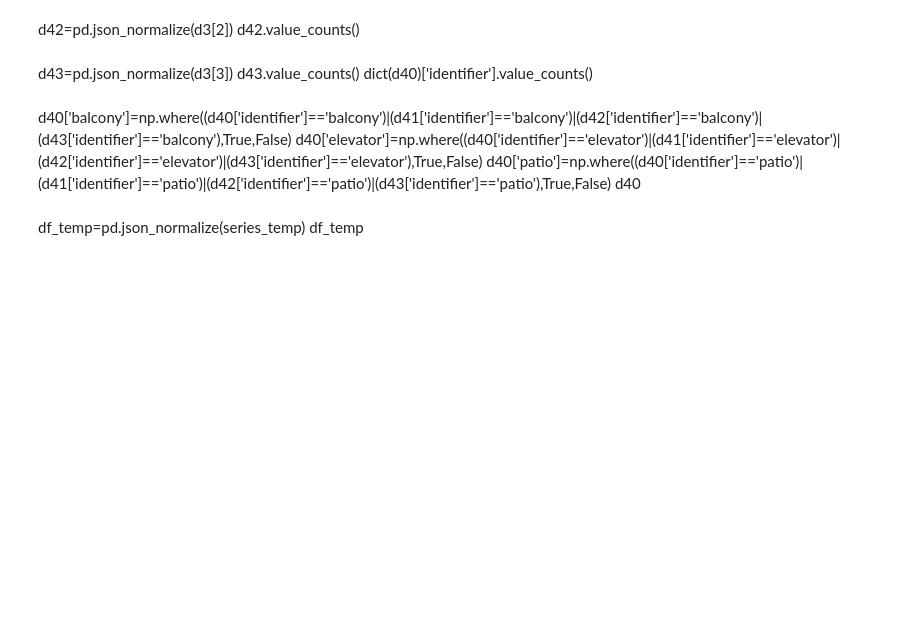
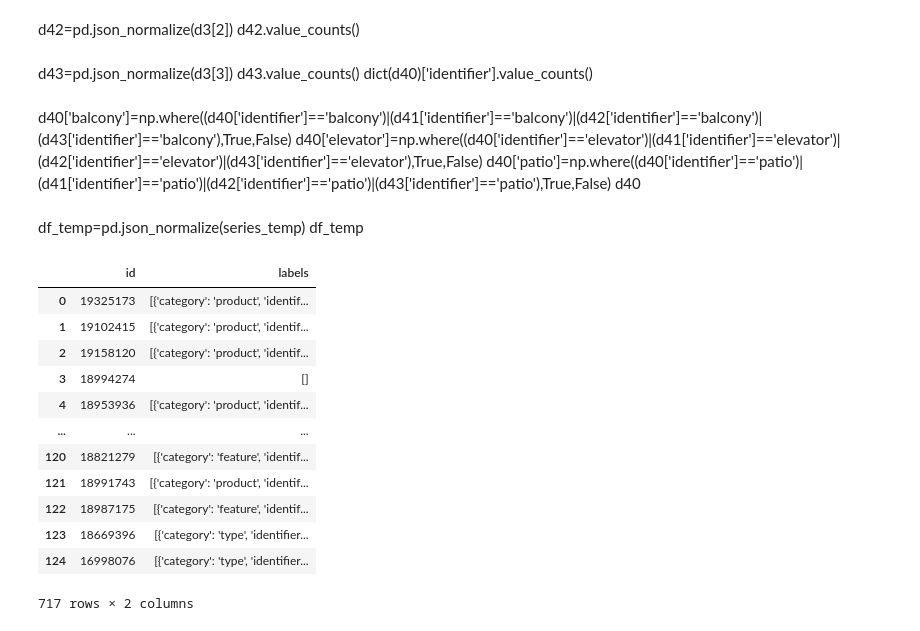
Before and after one commit to robboten/hemnet-transform, a Jupyter notebook: notebooks/transform-1-state-labels.ipynb, the cells around one changed output. Saved outputs shown, nothing was run; the diff lists cells and outputs as text; code cells hidden in the pictures; blank space fills up the shorter version.

```diff
--- a/notebooks/transform-1-state-labels.ipynb
+++ b/notebooks/transform-1-state-labels.ipynb
@@ -320,3 +396,19 @@ d40
 # %% [markdown]
 df_temp=pd.json_normalize(series_temp)
 df_temp
+# %%
+series_temp["label"].value_counts()
+# %% [output]
+|  | id | labels |
+| 0 | 19325173 | [{'category': 'product', 'identif... |
+| 1 | 19102415 | [{'category': 'product', 'identif... |
+| 2 | 19158120 | [{'category': 'product', 'identif... |
+| 3 | 18994274 | [] |
+| 4 | 18953936 | [{'category': 'product', 'identif... |
+| ... | ... | ... |
+| 120 | 18821279 | [{'category': 'feature', 'identif... |
+| 121 | 18991743 | [{'category': 'product', 'identif... |
+| 122 | 18987175 | [{'category': 'feature', 'identif... |
+| 123 | 18669396 | [{'category': 'type', 'identifier... |
+| 124 | 16998076 | [{'category': 'type', 'identifier... |
+717 rows × 2 columns
```
Also changed, not shown: parts of 9 cells of this notebook, 1 other file.
